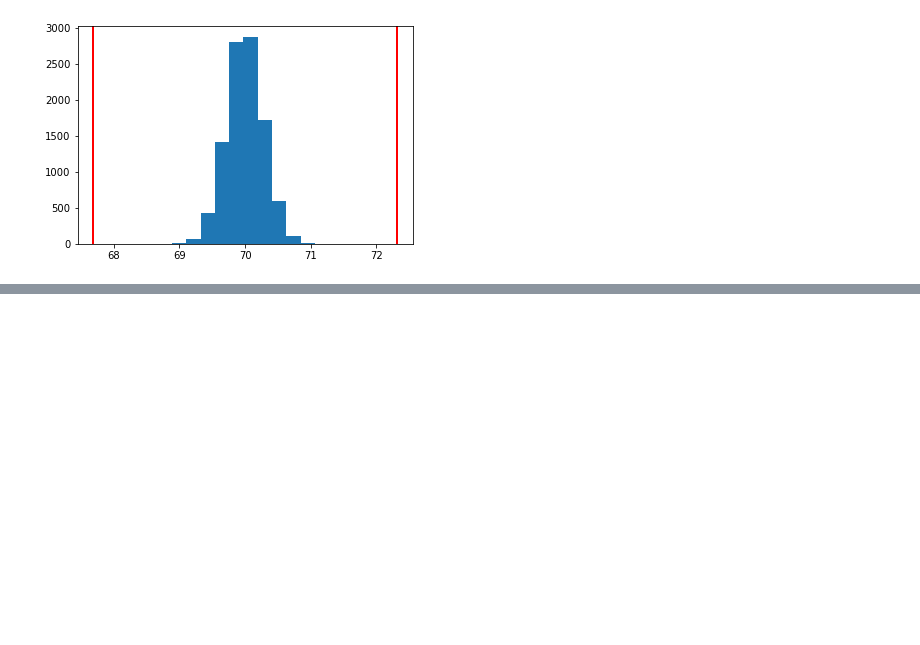
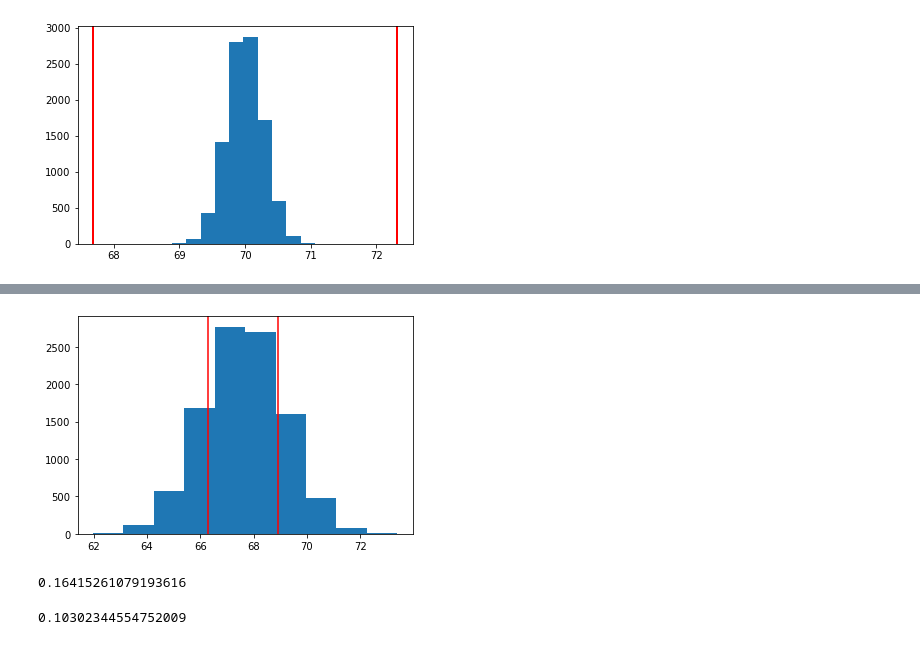
Before and after one commit to chuanweihu/udacity-DANA, a Jupyter notebook: notes/p4-practical_statistics_notes/P04M01L12.ipynb, the cells around one changed output, grey strips where cells are left out. Cells and saved outputs as stored; diff of their text form; code cells hidden in the pictures; blank space fills up the shorter version.

```diff
--- a/notes/p4-practical_statistics_notes/P04M01L12.ipynb
+++ b/notes/p4-practical_statistics_notes/P04M01L12.ipynb
@@ -535,0 +784,44 @@ Therefore, the wording used in conclusions of hypothesis testing includes: **We
+# %%
+# let's see where our sample mean falls on the null distribution
+lower_bound = null_mean - (obs_mean - null_mean)
+upper_bound = obs_mean
+
+plt.hist(null_vals);
+plt.axvline(x=lower_bound, color = 'red')
+plt.axvline(x=upper_bound, color = 'red');
+# %% [output]
+[figure, added]
+# %%
+# `4.` Now, imagine you received the same sample mean you calculated from the
+# sample in question 2 above, but with a sample of 1000.
+# What would the new standard deviation be for your sampling distribution for
+# the mean of 1000 values?  Additionally, what would your new p-value be for
+# choosing between the null and alternative hypotheses you set up?
+# Simulate the sampling distribution for the mean of five values to see the
+# shape and plot a histogram.  Use your solutions here to answer the second
+# to last quiz question below.
+
+# **Hint:**  If you get stuck, notice you can use the solution from the quiz
+# regarding finding the p-value earlier to assist with obtaining this answer
+# with just a few small changes.
+
+sample_data_300 = full_data.sample(300)
+means_300 = []
+for _ in range(300):
+    boots_sample = sample_data_300.sample(300, replace=True)
+    mean_300 = boots_sample.height.mean()
+    means_300.append(mean_300)
+np.std(means_300)
+# %% [output]
+0.16415261079193616
+# %%
+sample_data_1000 = full_data.sample(1000)
+means_1000 = []
+for _ in range(1000):
+    boots_sample = sample_data_1000.sample(1000, replace=True)
+    mean_1000 = boots_sample.height.mean()
+    means_1000.append(mean_1000)
+
+np.std(means_1000)
+# %% [output]
+0.10302344554752009
```
Also changed, not shown: parts of 31 cells of this notebook, 1 other file.
